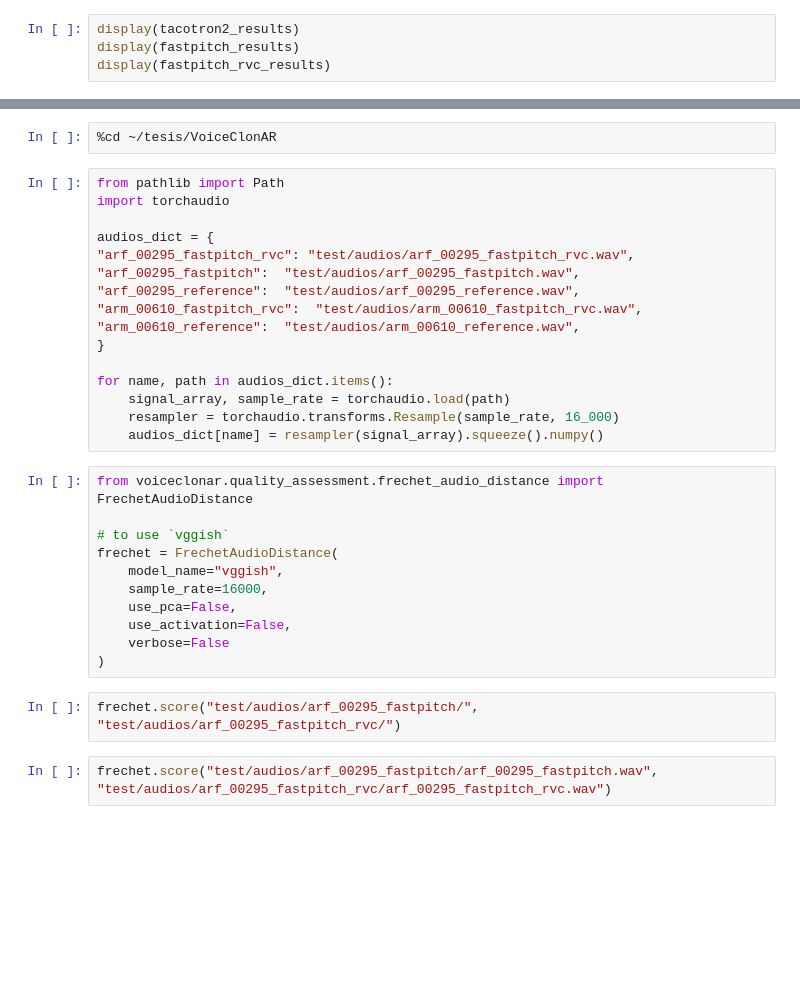
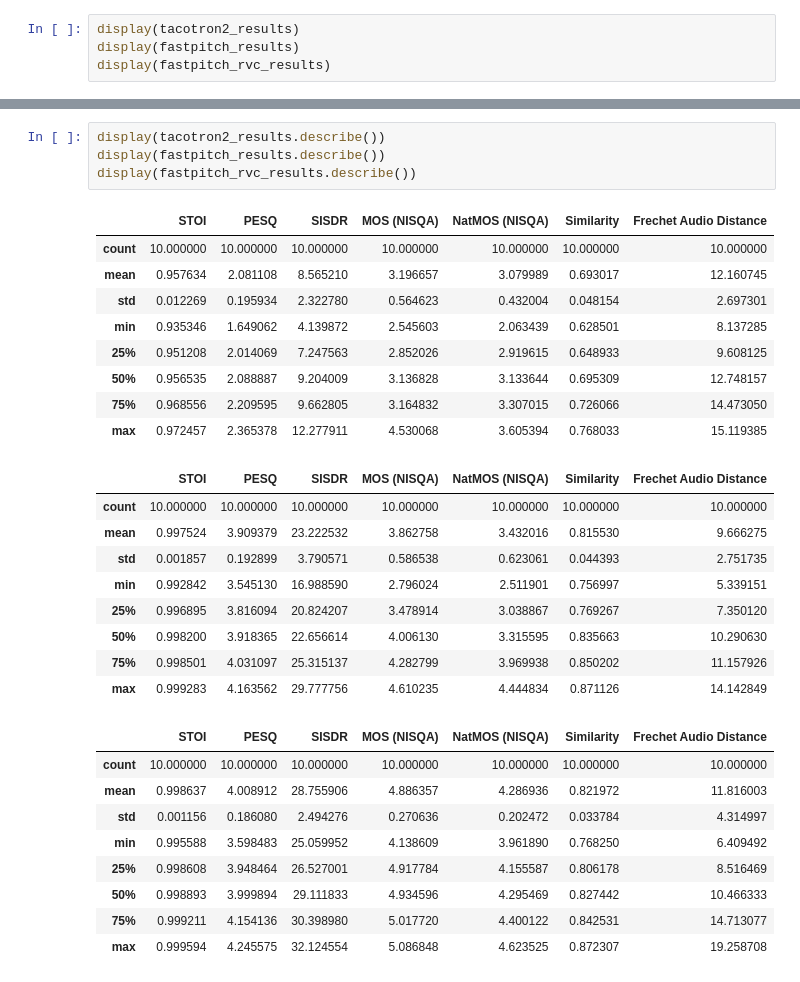
Before and after one commit to nahue-passano/VoiceClonAR, a Jupyter notebook: notebooks/playground.ipynb, the cells around one changed output, grey strips where cells are left out. Cells and saved outputs as stored; diff of their text form; blank space fills up the shorter version.

```diff
--- a/notebooks/playground.ipynb
+++ b/notebooks/playground.ipynb
@@ -77,33 +131,32 @@ df.iloc[0,1]
-# %%
-%cd ~/tesis/VoiceClonAR
-# %%
-from pathlib import Path
-import torchaudio
-
-audios_dict = {
-"arf_00295_fastpitch_rvc": "test/audios/arf_00295_fastpitch_rvc.wav",
-"arf_00295_fastpitch":  "test/audios/arf_00295_fastpitch.wav",
-"arf_00295_reference":  "test/audios/arf_00295_reference.wav",
-"arm_00610_fastpitch_rvc":  "test/audios/arm_00610_fastpitch_rvc.wav",
-"arm_00610_reference":  "test/audios/arm_00610_reference.wav",
-}
-
-for name, path in audios_dict.items():
-    signal_array, sample_rate = torchaudio.load(path)
-    resampler = torchaudio.transforms.Resample(sample_rate, 16_000)
-    audios_dict[name] = resampler(signal_array).squeeze().numpy()
-# %%
-from voiceclonar.quality_assessment.frechet_audio_distance import FrechetAudioDistance
-
-# to use `vggish`
-frechet = FrechetAudioDistance(
-    model_name="vggish",
-    sample_rate=16000,
-    use_pca=False,
-    use_activation=False,
-    verbose=False
-)
-# %%
-frechet.score("test/audios/arf_00295_fastpitch/", "test/audios/arf_00295_fastpitch_rvc/")
-# %%
-frechet.score("test/audios/arf_00295_fastpitch/arf_00295_fastpitch.wav", "test/audios/arf_00295_fastpitch_rvc/arf_00295_fastpitch_rvc.wav")
+# %%
+display(tacotron2_results.describe())
+display(fastpitch_results.describe())
+display(fastpitch_rvc_results.describe())
+# %% [output]
+|  | STOI | PESQ | SISDR | MOS (NISQA) | NatMOS (NISQA) | Similarity | Frechet Audio Distance |
+| count | 10.000000 | 10.000000 | 10.000000 | 10.000000 | 10.000000 | 10.000000 | 10.000000 |
+| mean | 0.957634 | 2.081108 | 8.565210 | 3.196657 | 3.079989 | 0.693017 | 12.160745 |
+| std | 0.012269 | 0.195934 | 2.322780 | 0.564623 | 0.432004 | 0.048154 | 2.697301 |
+| min | 0.935346 | 1.649062 | 4.139872 | 2.545603 | 2.063439 | 0.628501 | 8.137285 |
+| 25% | 0.951208 | 2.014069 | 7.247563 | 2.852026 | 2.919615 | 0.648933 | 9.608125 |
+| 50% | 0.956535 | 2.088887 | 9.204009 | 3.136828 | 3.133644 | 0.695309 | 12.748157 |
+| 75% | 0.968556 | 2.209595 | 9.662805 | 3.164832 | 3.307015 | 0.726066 | 14.473050 |
+| max | 0.972457 | 2.365378 | 12.277911 | 4.530068 | 3.605394 | 0.768033 | 15.119385 |
+|  | STOI | PESQ | SISDR | MOS (NISQA) | NatMOS (NISQA) | Similarity | Frechet Audio Distance |
+| count | 10.000000 | 10.000000 | 10.000000 | 10.000000 | 10.000000 | 10.000000 | 10.000000 |
+| mean | 0.997524 | 3.909379 | 23.222532 | 3.862758 | 3.432016 | 0.815530 | 9.666275 |
+| std | 0.001857 | 0.192899 | 3.790571 | 0.586538 | 0.623061 | 0.044393 | 2.751735 |
+| min | 0.992842 | 3.545130 | 16.988590 | 2.796024 | 2.511901 | 0.756997 | 5.339151 |
+| 25% | 0.996895 | 3.816094 | 20.824207 | 3.478914 | 3.038867 | 0.769267 | 7.350120 |
+| 50% | 0.998200 | 3.918365 | 22.656614 | 4.006130 | 3.315595 | 0.835663 | 10.290630 |
+| 75% | 0.998501 | 4.031097 | 25.315137 | 4.282799 | 3.969938 | 0.850202 | 11.157926 |
+| max | 0.999283 | 4.163562 | 29.777756 | 4.610235 | 4.444834 | 0.871126 | 14.142849 |
+|  | STOI | PESQ | SISDR | MOS (NISQA) | NatMOS (NISQA) | Similarity | Frechet Audio Distance |
+| count | 10.000000 | 10.000000 | 10.000000 | 10.000000 | 10.000000 | 10.000000 | 10.000000 |
+| mean | 0.998637 | 4.008912 | 28.755906 | 4.886357 | 4.286936 | 0.821972 | 11.816003 |
+| std | 0.001156 | 0.186080 | 2.494276 | 0.270636 | 0.202472 | 0.033784 | 4.314997 |
+| min | 0.995588 | 3.598483 | 25.059952 | 4.138609 | 3.961890 | 0.768250 | 6.409492 |
+| 25% | 0.998608 | 3.948464 | 26.527001 | 4.917784 | 4.155587 | 0.806178 | 8.516469 |
+| 50% | 0.998893 | 3.999894 | 29.111833 | 4.934596 | 4.295469 | 0.827442 | 10.466333 |
+| 75% | 0.999211 | 4.154136 | 30.398980 | 5.017720 | 4.400122 | 0.842531 | 14.713077 |
+| max | 0.999594 | 4.245575 | 32.124554 | 5.086848 | 4.623525 | 0.872307 | 19.258708 |
```
Also changed, not shown: parts of 15 cells of this notebook, 1 other file.
